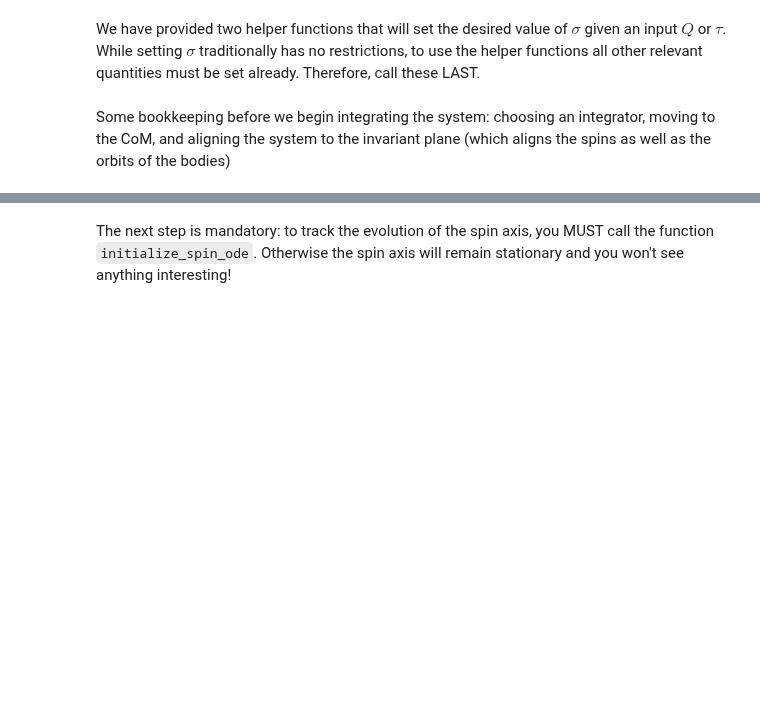
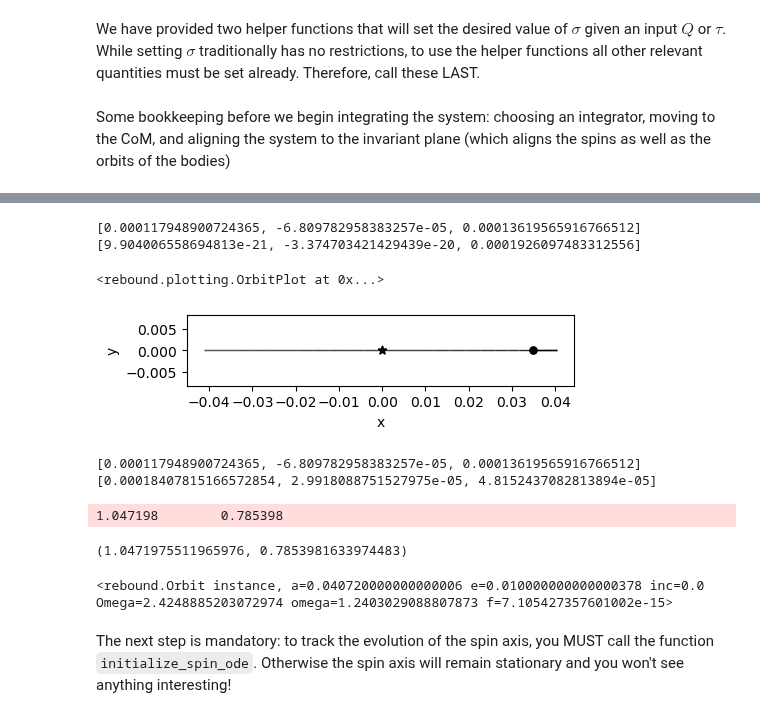
Before and after one commit to dtamayo/reboundx, a Jupyter notebook: ipython_examples/SelfConsistentSpinTidalDynamicalPseudoSynchronization.ipynb, the cells around one changed output, grey strips where cells are left out. Cells and saved outputs as stored; diff of their text form; code cells hidden in the pictures; blank space fills up the shorter version.

```diff
--- a/ipython_examples/SelfConsistentSpinTidalDynamicalPseudoSynchronization.ipynb
+++ b/ipython_examples/SelfConsistentSpinTidalDynamicalPseudoSynchronization.ipynb
@@ -96,8 +101,41 @@ Some bookkeeping before we begin integrating the system: choosing an integrator,
+# %%
+sim.integrator = "whfast"
+sim.dt = sim.particles[1].P/10.1234567 # timestep is a fraction of the orbital period
+sim.move_to_com()
+print(sim.calculate_angular_momentum())
+rebx.align_simulation2()
+print(sim.calculate_angular_momentum())
+# %% [output]
+[0.000117948900724365, -6.809782958383257e-05, 0.00013619565916766512]
+[9.904006558694813e-21, -3.374703421429439e-20, 0.0001926097483312556]
+# %%
+rebound.OrbitPlot(sim, projection='xz')
+# %% [output]
+<rebound.plotting.OrbitPlot at 0x...>
+[figure, added]
+# %%
+sim.integrator = "whfast"
+sim.dt = sim.particles[1].P/10.1234567 # timestep is a fraction of the orbital period
+sim.move_to_com()
+print(sim.calculate_angular_momentum())
+rebx.align_simulation2()
+print(sim.calculate_angular_momentum())
+# %% [output]
+[0.000117948900724365, -6.809782958383257e-05, 0.00013619565916766512]
+[0.00018407815166572854, 2.9918088751527975e-05, 4.8152437082813894e-05]
+1.047198        0.785398
+# %%
+np.pi/3, np.pi/4
+# %% [output]
+(1.0471975511965976, 0.7853981633974483)
 # %%
 sim.integrator = "whfast"
 sim.dt = sim.particles[1].P/10.1234567 # timestep is a fraction of the orbital period
 sim.move_to_com()
 rebx.align_simulation()
+print(sim.particles[1].orbit)
+# %% [output]
+<rebound.Orbit instance, a=0.040720000000000006 e=0.010000000000000378 inc=0.0 Omega=2.4248885203072974 omega=1.2403029088807873 f=7.105427357601002e-15>
 # %% [markdown]
 The next step is mandatory: to track the evolution of the spin axis, you MUST call the function `initialize_spin_ode`. Otherwise the spin axis will remain stationary and you won't see anything interesting!
 # %%
```
Also changed, not shown: parts of 4 cells of this notebook, 5 other files.
